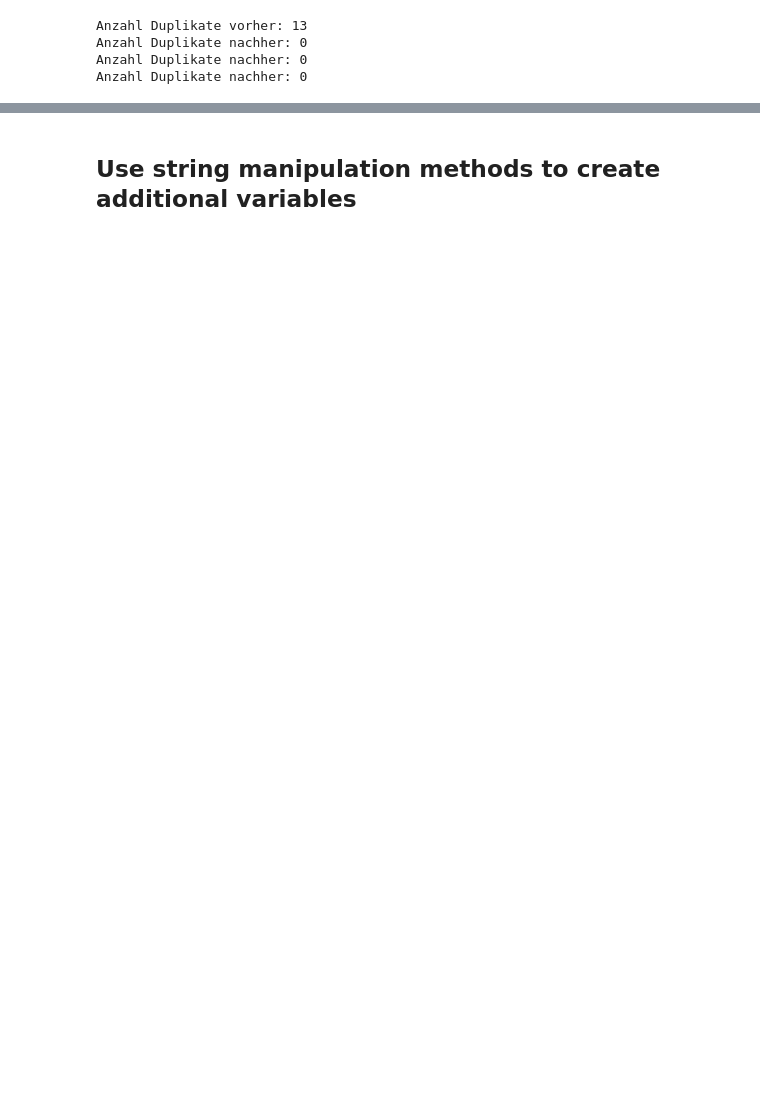
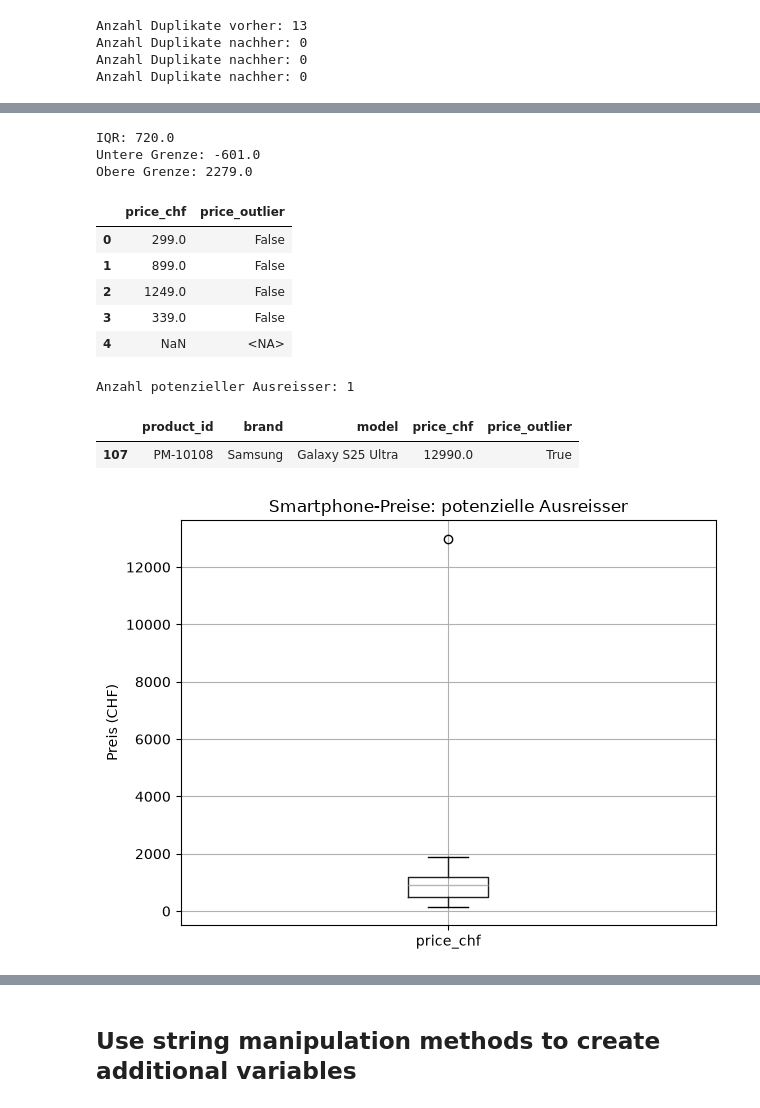
Before and after one commit to pyrat12/DS_HS2026_LNW, a Jupyter notebook: DS_HS2026_LNW_I_Examples/AP02/AP02 V4 Data Preparation/AP02 V4 DP Spick 1.ipynb, the cells around one changed output, grey strips where cells are left out. Cells and saved outputs as stored; diff of their text form; code cells hidden in the pictures; blank space fills up the shorter version.

```diff
--- a/DS_HS2026_LNW_I_Examples/AP02/AP02 V4 Data Preparation/AP02 V4 DP Spick 1.ipynb
+++ b/DS_HS2026_LNW_I_Examples/AP02/AP02 V4 Data Preparation/AP02 V4 DP Spick 1.ipynb
@@ -1034,0 +1229,80 @@ Anzahl Duplikate nachher: 0
+# %%
+#Quartile der vorhandenen Originalpreise berechnen
+outlier_q1 = df_dpspick_smartphone['price_chf'].quantile(0.25)                  #Unteres Quartil
+outlier_q3 = df_dpspick_smartphone['price_chf'].quantile(0.75)                  #Oberes Quartil
+outlier_iqr = outlier_q3 - outlier_q1                                           #Streuungsbreite der mittleren 50 Prozent
+
+#Grenzen für potenzielle Ausreisser bestimmen
+outlier_lower = outlier_q1 - 1.5 * outlier_iqr
+outlier_upper = outlier_q3 + 1.5 * outlier_iqr
+print('IQR:', outlier_iqr)
+print('Untere Grenze:', outlier_lower)
+print('Obere Grenze:', outlier_upper)
+
+#Preise ausserhalb der Grenzen markieren
+df_dpspick_smartphone['price_outlier'] = (
+    (df_dpspick_smartphone['price_chf'] < outlier_lower)
+    | (df_dpspick_smartphone['price_chf'] > outlier_upper)
+).astype('boolean')                                                             #True = Auffällig; False = Innerhalb der Grenzen
+
+#Fehlende Preise oder nicht berechenbare Grenzen als nicht beurteilbar markieren
+df_dpspick_smartphone.loc[
+    df_dpspick_smartphone['price_chf'].isna(),
+    'price_outlier'
+] = pd.NA
+
+if pd.isna(outlier_iqr):
+    df_dpspick_smartphone['price_outlier'] = pd.Series(
+        pd.NA,
+        index=df_dpspick_smartphone.index,
+        dtype='boolean'
+    )                                                                           #Keine gültigen Preise => Keine Beurteilung möglich
+
+#Originalpreis und Markierung kontrollieren
+display(
+    df_dpspick_smartphone[['price_chf', 'price_outlier']].head()
+)
+
+#Anzahl potenzieller Ausreisser anzeigen
+print(
+    'Anzahl potenzieller Ausreisser:',
+    df_dpspick_smartphone['price_outlier'].sum()
+)                                                                               #Fehlende Markierungen werden beim Zählen ausgelassen
+
+#Auffällige Smartphones gezielt untersuchen
+display(
+    df_dpspick_smartphone.loc[
+        df_dpspick_smartphone['price_outlier'].fillna(False),
+        ['product_id', 'brand', 'model', 'price_chf', 'price_outlier']
+    ].head(10)
+)
+
+#Originalpreise als Boxplot darstellen
+if df_dpspick_smartphone['price_chf'].notna().any():
+    df_dpspick_smartphone.boxplot(column='price_chf')
+    plt.ylabel('Preis (CHF)')
+    plt.title('Smartphone-Preise: potenzielle Ausreisser')
+    plt.tight_layout()
+    plt.show()
+
+#ANPASSEN: DataFrame, Ausgangsspalte price_chf und Zielspalte price_outlier
+#ANPASSEN: Anzeigespalten und Diagrammbeschriftungen an die Aufgabe
+#OPTIONAL: Faktor 1.5 ändern, falls die Aufgabe andere Grenzen vorgibt
+#VORAUSSETZUNG: Numerische, endliche Originalpreise; pandas und matplotlib.pyplot als plt importiert
+#HINWEIS: Originalspalte price_chf statt price_chf_imputed untersuchen
+#ACHTUNG: Bei IQR = 0 die statistischen Markierungen kritisch prüfen
+#ERKENNTNIS: Auffällige Werte werden markiert; keine Preise geändert oder Zeilen gelöscht
+# %% [output]
+IQR: 720.0
+Untere Grenze: -601.0
+Obere Grenze: 2279.0
+|  | price_chf | price_outlier |
+| 0 | 299.0 | False |
+| 1 | 899.0 | False |
+| 2 | 1249.0 | False |
+| 3 | 339.0 | False |
+| 4 | NaN | <NA> |
+Anzahl potenzieller Ausreisser: 1
+|  | product_id | brand | model | price_chf | price_outlier |
+| 107 | PM-10108 | Samsung | Galaxy S25 Ultra | 12990.0 | True |
+[figure, added]
```
Also changed, not shown: parts of 14 cells of this notebook, 2 other files.
